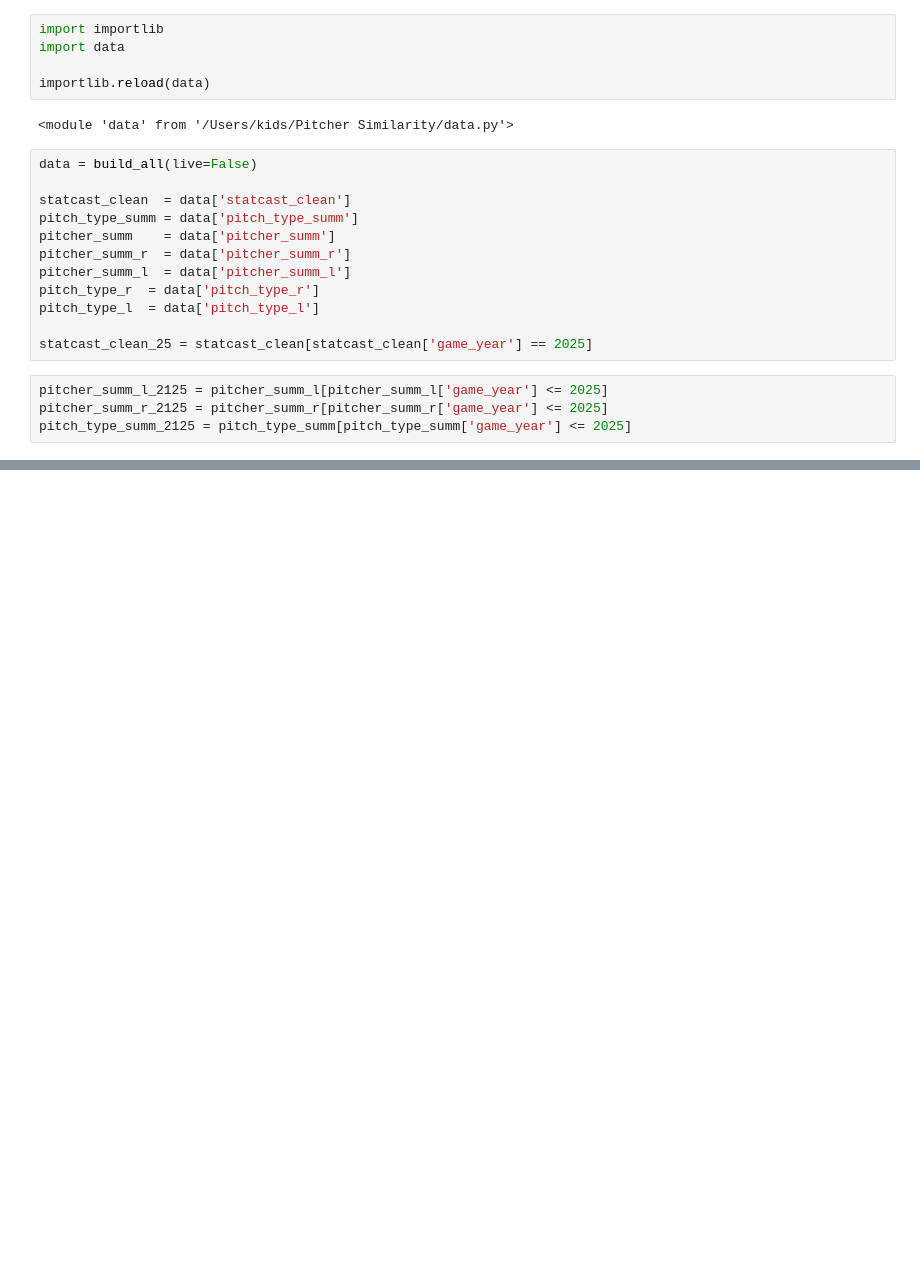
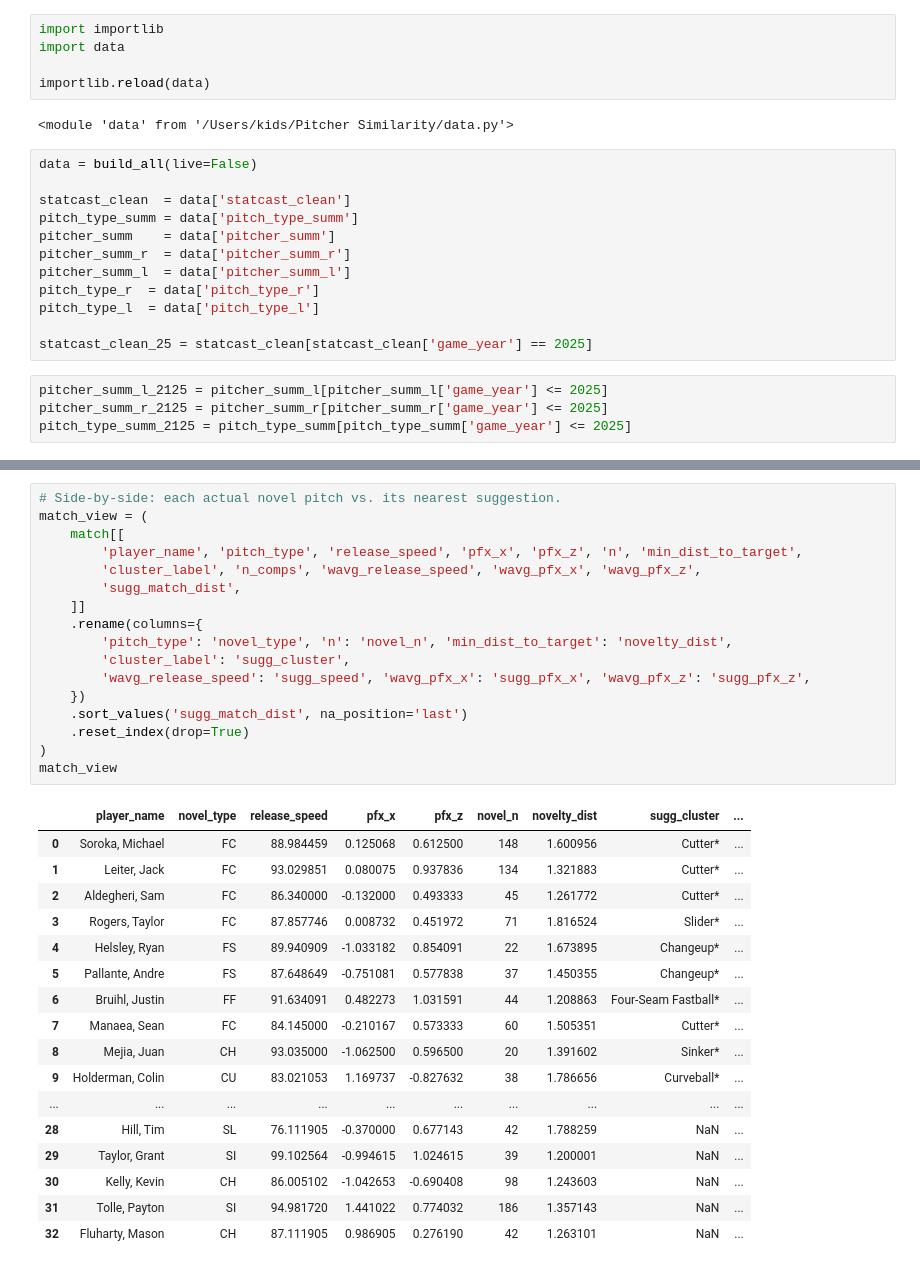
Before and after one commit to simontodreas/mlb-pitch-loadout, a Jupyter notebook: 2026 Validation.ipynb, the cells around one changed output, grey strips where cells are left out. Drawn from its saved outputs; the diff is of its cells as text; blank space fills up the shorter version.

```diff
--- a/2026 Validation.ipynb
+++ b/2026 Validation.ipynb
@@ -54,0 +231,35 @@ pitch_type_summ.head()
+# %%
+# Side-by-side: each actual novel pitch vs. its nearest suggestion.
+match_view = (
+    match[[
+        'player_name', 'pitch_type', 'release_speed', 'pfx_x', 'pfx_z', 'n', 'min_dist_to_target',
+        'cluster_label', 'n_comps', 'wavg_release_speed', 'wavg_pfx_x', 'wavg_pfx_z',
+        'sugg_match_dist',
+    ]]
+    .rename(columns={
+        'pitch_type': 'novel_type', 'n': 'novel_n', 'min_dist_to_target': 'novelty_dist',
+        'cluster_label': 'sugg_cluster',
+        'wavg_release_speed': 'sugg_speed', 'wavg_pfx_x': 'sugg_pfx_x', 'wavg_pfx_z': 'sugg_pfx_z',
+    })
+    .sort_values('sugg_match_dist', na_position='last')
+    .reset_index(drop=True)
+)
+match_view
+# %% [output]
+|  | player_name | novel_type | release_speed | pfx_x | pfx_z | novel_n | novelty_dist | sugg_cluster | ... |
+| 0 | Soroka, Michael | FC | 88.984459 | 0.125068 | 0.612500 | 148 | 1.600956 | Cutter* | ... |
+| 1 | Leiter, Jack | FC | 93.029851 | 0.080075 | 0.937836 | 134 | 1.321883 | Cutter* | ... |
+| 2 | Aldegheri, Sam | FC | 86.340000 | -0.132000 | 0.493333 | 45 | 1.261772 | Cutter* | ... |
+| 3 | Rogers, Taylor | FC | 87.857746 | 0.008732 | 0.451972 | 71 | 1.816524 | Slider* | ... |
+| 4 | Helsley, Ryan | FS | 89.940909 | -1.033182 | 0.854091 | 22 | 1.673895 | Changeup* | ... |
+| 5 | Pallante, Andre | FS | 87.648649 | -0.751081 | 0.577838 | 37 | 1.450355 | Changeup* | ... |
+| 6 | Bruihl, Justin | FF | 91.634091 | 0.482273 | 1.031591 | 44 | 1.208863 | Four-Seam Fastball* | ... |
+| 7 | Manaea, Sean | FC | 84.145000 | -0.210167 | 0.573333 | 60 | 1.505351 | Cutter* | ... |
+| 8 | Mejia, Juan | CH | 93.035000 | -1.062500 | 0.596500 | 20 | 1.391602 | Sinker* | ... |
+| 9 | Holderman, Colin | CU | 83.021053 | 1.169737 | -0.827632 | 38 | 1.786656 | Curveball* | ... |
+| ... | ... | ... | ... | ... | ... | ... | ... | ... | ... |
+| 28 | Hill, Tim | SL | 76.111905 | -0.370000 | 0.677143 | 42 | 1.788259 | NaN | ... |
+| 29 | Taylor, Grant | SI | 99.102564 | -0.994615 | 1.024615 | 39 | 1.200001 | NaN | ... |
+| 30 | Kelly, Kevin | CH | 86.005102 | -1.042653 | -0.690408 | 98 | 1.243603 | NaN | ... |
+| 31 | Tolle, Payton | SI | 94.981720 | 1.441022 | 0.774032 | 186 | 1.357143 | NaN | ... |
+| 32 | Fluharty, Mason | CH | 87.111905 | 0.986905 | 0.276190 | 42 | 1.263101 | NaN | ... |
```
Also changed, not shown: parts of 20 cells of this notebook, 4 other files.
